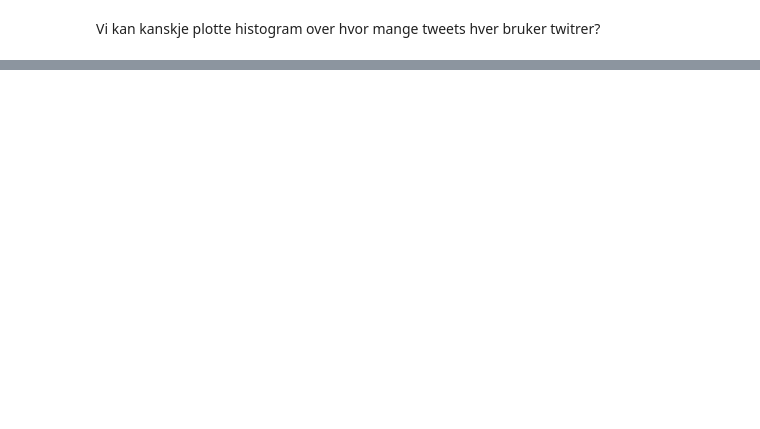
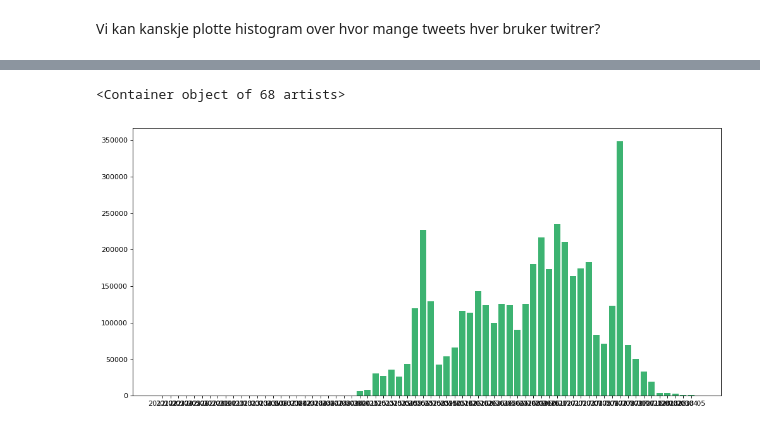
Before and after one commit to haakonms/ADAproject, a Jupyter notebook: TweetProjectSveen.ipynb, the cells around one changed output, grey strips where cells are left out. Cells and saved outputs as stored; diff of their text form; code cells hidden in the pictures; blank space fills up the shorter version.

```diff
--- a/TweetProjectSveen.ipynb
+++ b/TweetProjectSveen.ipynb
@@ -378,0 +209,3 @@ KeyError: True
+# %%
+#datade.to_parquet("datade.parquet")
+english_parqdata = pd.read_parquet('datade.parquet')
@@ -378,0 +233,5 @@ KeyError: True
+# %%
+data_month_days = english_parqdata["publish_date"].map(lambda x: str(x)[:7])
+#if we want only month and days.
+month_count = data_month_days.value_counts()
+month_count
@@ -378,0 +272,11 @@ KeyError: True
+# %%
+figure(num=None, figsize=(15, 7), dpi=80, facecolor='w', edgecolor='k')
+plt.bar(month_count.index, month_count, color = "#3CB371")
+
+#xmin, xmax = fig['layout']['xaxis']['range']
+
+# create FigureWidget from fig
+#f = go.FigureWidget(data=fig.data, layout=fig.layout)
+# %% [output]
+<Container object of 68 artists>
+[figure, added]
```
Also changed, not shown: parts of 30 cells of this notebook.
